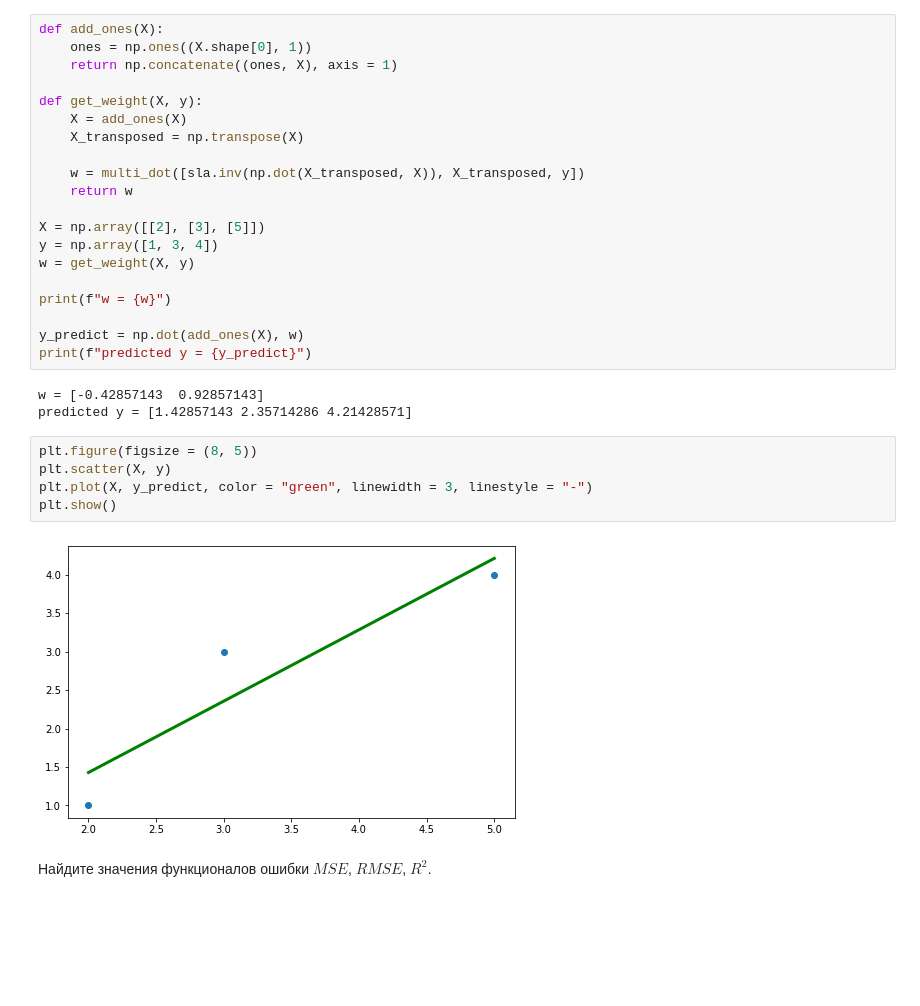
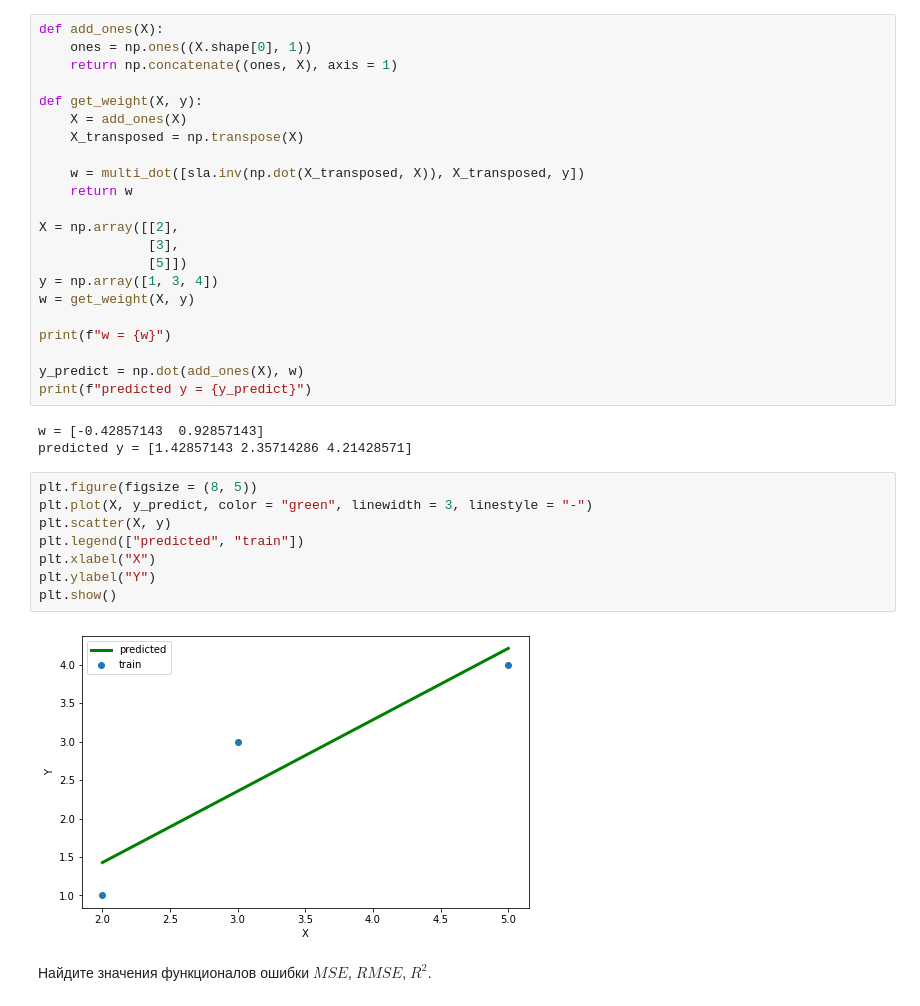
Before and after one commit to Strafred/vyatkaretto, a Jupyter notebook: машинное обучение/задание 1/ml_lab1.ipynb, the cells around one changed output. Saved outputs shown, nothing was run; the diff lists cells and outputs as text; blank space fills up the shorter version.

```diff
--- a/машинное обучение/задание 1/ml_lab1.ipynb
+++ b/машинное обучение/задание 1/ml_lab1.ipynb
@@ -55,7 +55,9 @@ def get_weight(X, y):
     w = multi_dot([sla.inv(np.dot(X_transposed, X)), X_transposed, y])
     return w
 
-X = np.array([[2], [3], [5]])
+X = np.array([[2],
+              [3],
+              [5]])
 y = np.array([1, 3, 4])
 w = get_weight(X, y)
 
@@ -68,11 +70,14 @@ w = [-0.42857143  0.92857143]
 predicted y = [1.42857143 2.35714286 4.21428571]
 # %%
 plt.figure(figsize = (8, 5))
+plt.plot(X, y_predict, color = "green", linewidth = 3, linestyle = "-")
 plt.scatter(X, y)
-plt.plot(X, y_predict, color = "green", linewidth = 3, linestyle = "-")
+plt.legend(["predicted", "train"])
+plt.xlabel("X")
+plt.ylabel("Y")
 plt.show()
 # %% [output]
-[figure, old version]
+[figure, new version]
 # %% [markdown]
 Найдите значения функционалов ошибки $MSE$, $RMSE$, $R^2$.
 # %%
```
Also changed, not shown: parts of 1 cell of this notebook.
